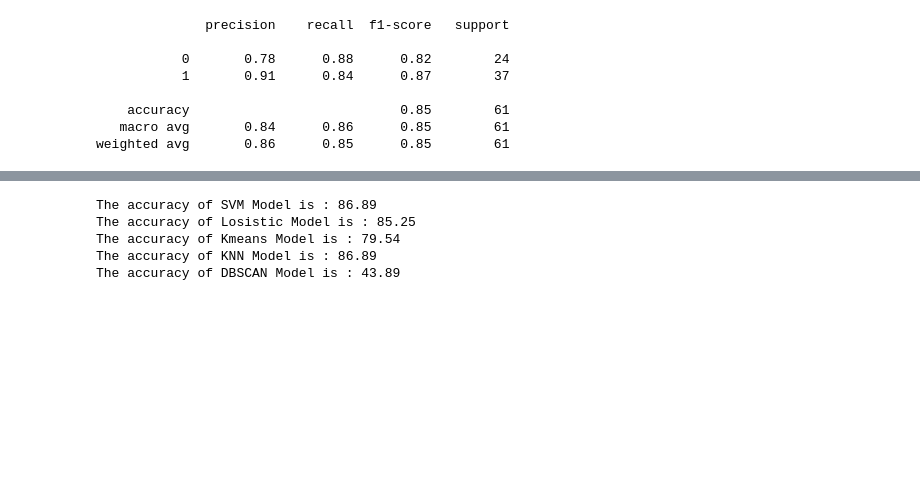
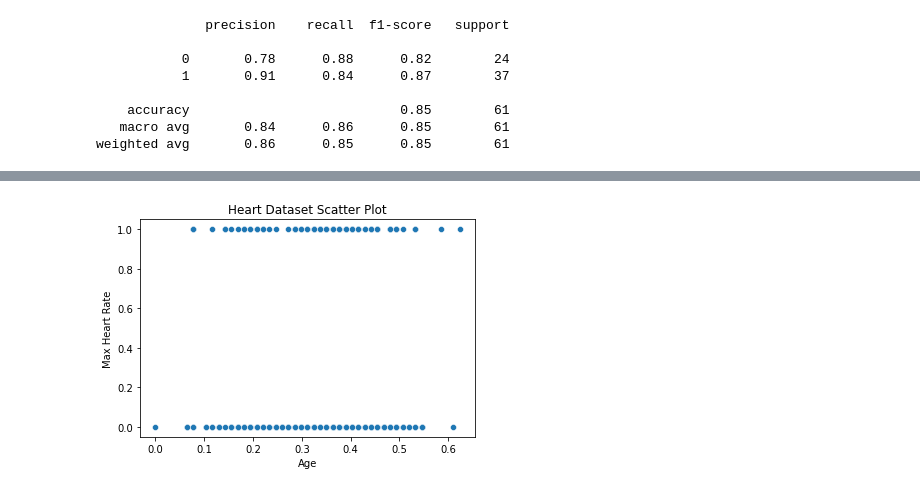
Before and after one commit to amirmamdouh123/Heart-Desease-Classification, a Jupyter notebook: Project_Template.ipynb, the cells around one changed output, grey strips where cells are left out. Cells and saved outputs as stored; diff of their text form; code cells hidden in the pictures; blank space fills up the shorter version.

```diff
--- a/Project_Template.ipynb
+++ b/Project_Template.ipynb
@@ -171,12 +178,16 @@ models['SVM Model']=svm_accuracy*100
-# %%
-for i in M:
-   print('The accuracy of {} is : {:.2f}'.format(i,models[i]))
-# %% [output]
-The accuracy of SVM Model is : 86.89
-The accuracy of Losistic Model is : 85.25
-The accuracy of Kmeans Model is : 79.54
-The accuracy of KNN Model is : 86.89
-The accuracy of DBSCAN Model is : 43.89
 # %%
 #so the best model that fitted in our heart desease dataset is (KNN Model and SVM model)with the same accuracy
 # followed by Logistic regression.
+# %%
+# Create the plot
+sns.scatterplot(x='age', y='exang', data=df)
+
+# Add labels and title
+plt.xlabel('Age')
+plt.ylabel('Max Heart Rate')
+plt.title('Heart Dataset Scatter Plot')
+
+# Show plot
+plt.show()
+# %% [output]
+[figure, added]
```
Also changed, not shown: parts of 19 cells of this notebook.
